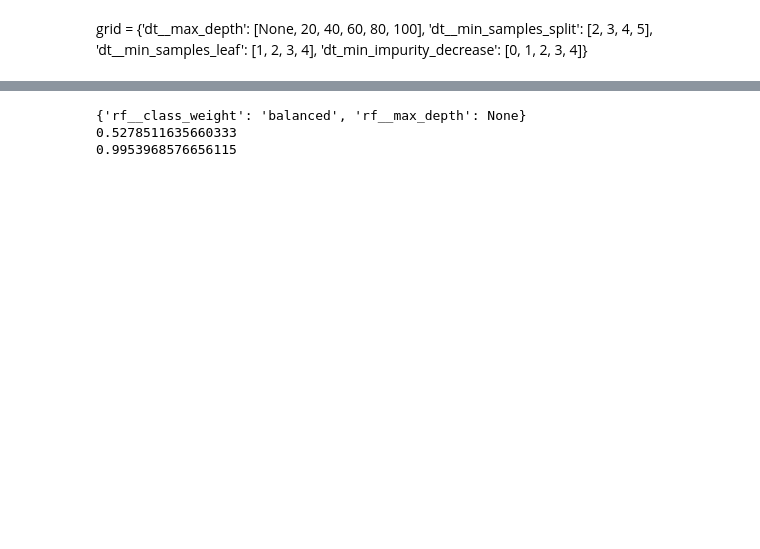
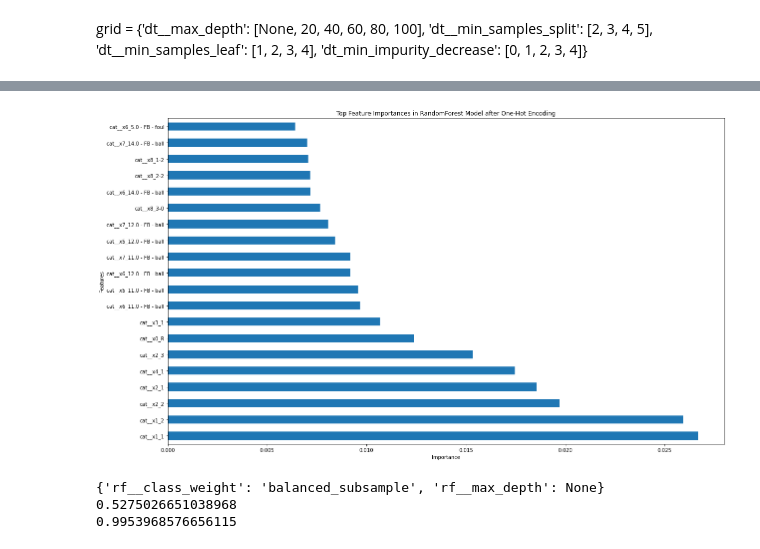
Before and after one commit to basstraining/pitch_predictor, a Jupyter notebook: notebooks/modeling_pat_new.ipynb, the cells around one changed output, grey strips where cells are left out. Saved outputs shown, nothing was run; the diff lists cells and outputs as text; code cells hidden in the pictures; blank space fills up the shorter version.

```diff
--- a/notebooks/modeling_pat_new.ipynb
+++ b/notebooks/modeling_pat_new.ipynb
@@ -118,7 +118,7 @@ grid = {'dt__max_depth': [None, 20, 40, 60, 80],
 # %%
 from sklearn.model_selection import GridSearchCV
 # %%
-gs_pipe = GridSearchCV(estimator=pipe, param_grid=grid, verbose=2, n_jobs=6)
+gs_pipe = GridSearchCV(estimator=pipe, param_grid=grid, verbose=2, n_jobs=-1)
 gs_pipe.fit(X_train, y_train)
 # %% [output]
 Fitting 5 folds for each of 15 candidates, totalling 75 fits
@@ -172,7 +197,7 @@ grid_search_rf = {'rf__max_depth': [None, 25, 35, 45, 60],
  'FB': 0.368087185268696,
  'SL': 0.9970276872964169}]}
 # %%
-rf_pipe = GridSearchCV(estimator=rf_pipe, param_grid=grid_search_rf, verbose=3, n_jobs=6)
+rf_pipe = GridSearchCV(estimator=rf_pipe, param_grid=grid_search_rf, verbose=3, n_jobs=-1)
 rf_pipe.fit(X_train, y_train)
 # %% [output]
 Fitting 5 folds for each of 15 candidates, totalling 75 fits
@@ -198,13 +223,49 @@ GridSearchCV(estimator=Pipeline(steps=[('ct',
                                                'SL': 0.9970276872964169}],
                          'rf__max_depth': [None, 25, 35, 45, 60]},
              verbose=3)
+# %%
+import matplotlib.pyplot as plt
+import pandas as pd
+
+# Assuming rf_pipe is your trained GridSearchCV object
+best_rf = rf_pipe.best_estimator_
+
+# Access the ColumnTransformer from the pipeline
+# Replace 'preprocessor_name' with the actual name of your ColumnTransformer step
+column_transformer = best_rf.named_steps['ct']
+
+# Get the feature names after one-hot encoding and any 'passthrough' features
+encoded_feature_names = column_transformer.get_feature_names()
+
+# Extract feature importances
+importances = best_rf.named_steps['rf'].feature_importances_
+
+# Create a pandas Series with the importances and encoded feature names
+feature_importances = pd.Series(importances, index=encoded_feature_names)
+
+# Sort the feature importances in descending order
+sorted_importances = feature_importances.sort_values(ascending=False)
+
+n = 10  # for example, the top 20 features
+top_sorted_importances = sorted_importances.head(N)
+
+# Plot the feature importances
+# Create a horizontal bar plot
+plt.figure(figsize=(20,12))  # You may need to adjust the figure size to fit your screen
+top_sorted_importances.plot(kind='barh')  # 'barh' creates a horizontal bar plot
+plt.title('Top Feature Importances in RandomForest Model after One-Hot Encoding')
+plt.xlabel('Importance')
+plt.ylabel('Features')
+plt.show()
+# %% [output]
+[figure, added]
 # %%
 print(rf_pipe.best_params_)
 print(rf_pipe.best_score_)
 print(rf_pipe.best_estimator_.score(X_train, y_train))
 # %% [output]
-{'rf__class_weight': 'balanced', 'rf__max_depth': None}
-0.5278511635660333
+{'rf__class_weight': 'balanced_subsample', 'rf__max_depth': None}
+0.5275026651038968
 0.9953968576656115
 # %%
 cross_val_score(rf_pipe, X_train, y_train)
```
Also changed, not shown: parts of 7 cells of this notebook, 3 other files.
